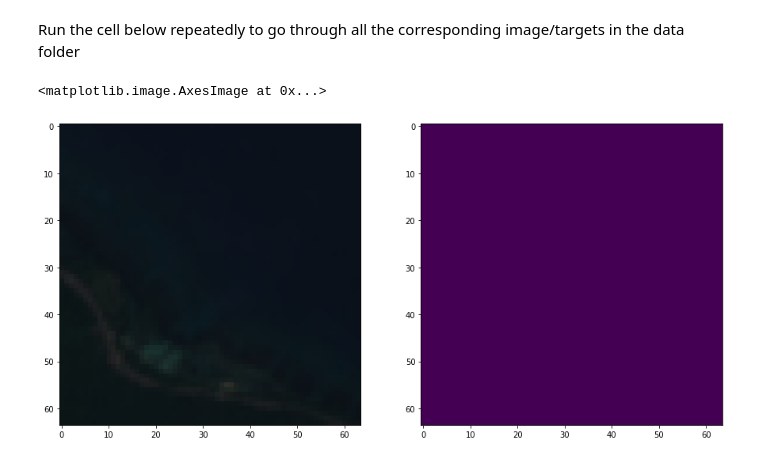
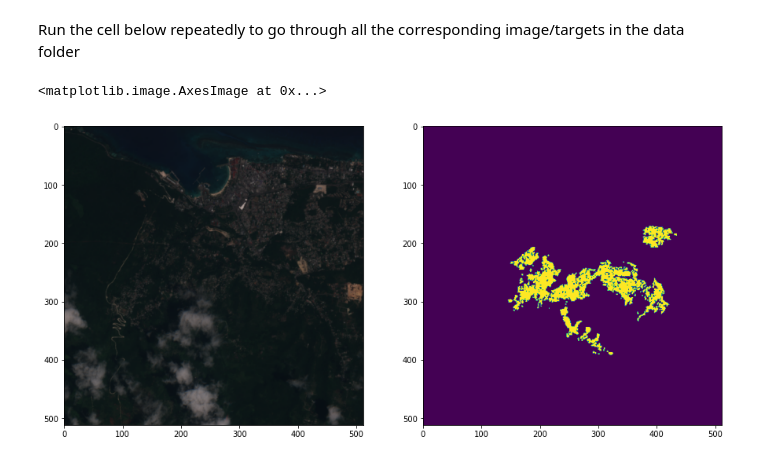
Before and after one commit to ai4er-cdt/gtc-exposure, a Jupyter notebook: notebooks/mja/tiff_generator.ipynb, the cells around one changed output. Saved outputs shown, nothing was run; the diff lists cells and outputs as text; code cells hidden in the pictures.

```diff
--- a/notebooks/mja/tiff_generator.ipynb
+++ b/notebooks/mja/tiff_generator.ipynb
@@ -217,9 +260,10 @@ def generate_tiff_from_polygons(
     else:
         return
 # %%
-tilesize=64
+tilesize=512
+polygons = fc
 
-generate_tiff_from_polygons("polygons/parry_town.geojson",
+generate_tiff_from_polygons(polygons,
                 products='sentinel-2:L1C',
                 bands=['red', 'green', 'blue', 'red-edge', 'red-edge-2', 'red-edge-3', 'red-edge-4', 'nir', 'swir1', 'swir2'],
                 resolution=10,
@@ -228,13 +272,13 @@ generate_tiff_from_polygons("polygons/parry_town.geojson",
                 cloud_fraction = 0.01,
                 start_datetime='2017-08-1',
                 end_datetime='2020-09-9',
-                out_folder='parry_town_large_aoi_{}/'.format(tilesize),
-                manual_aoi_poly="polygons/parry_town_aoi.geojson",
+                out_folder='parry_town_train_aoi_kfold_{}/'.format(tilesize),
+                manual_aoi_poly="polygons/GeoJSON_parry_town_kfold_aoi.geojson",
                 )
 # %% [markdown]
 ## How to load and show a target/image .tiff files
 # %%
-data_folder = "parry_town_large_aoi_{}/".format(tilesize)
+data_folder = "parry_town_train_aoi_kfold_{}/".format(tilesize)
 
 no_images = len(list(filter(lambda x:x.endswith('.tiff') or x.endswith('.tif'), os.listdir(data_folder + "sentinel_raster_maps/"))))
 img_iterator = iter(range(no_images))
@@ -243,15 +287,16 @@ Run the cell below repeatedly to go through all the corresponding image/targets
 # %%
 fig, ax = plt.subplots(1,2, figsize = (15,15))
 
 i = next(img_iterator)
 
 a_target = Image.open('{}/target_{}.tiff'.format(data_folder+"target_raster_maps", i)) #tifffile complains about codecs if you try to use that here
-target_pixel_data = np.reshape(list(a_target.getdata()), (64,64))
+img_size = int(np.sqrt(len(list(a_target.getdata()))))
+target_pixel_data = np.reshape(list(a_target.getdata()), (img_size,img_size))
 ax[1].imshow(target_pixel_data)
 
 a_image = tifffile.imread("{}/image_{}.tiff".format(data_folder+"sentinel_raster_maps", i))
 image_pixel_data = a_image[:,:,0:3] #RGB Selected as bands 1:3
 ax[0].imshow(image_pixel_data)
 # %% [output]
 <matplotlib.image.AxesImage at 0x...>
-[figure, old version]
+[figure, new version]
```
Also changed, not shown: parts of 6 cells of this notebook.
